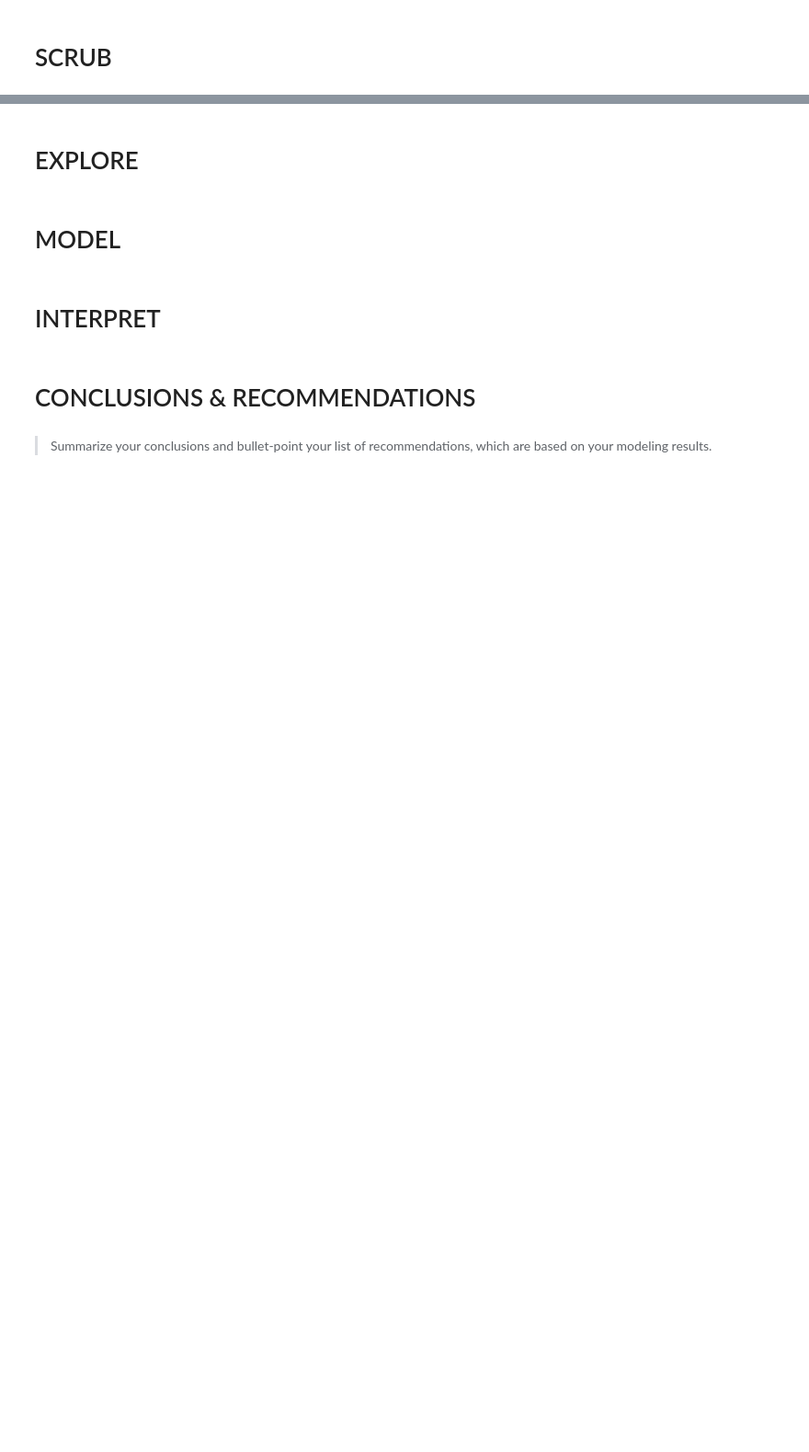
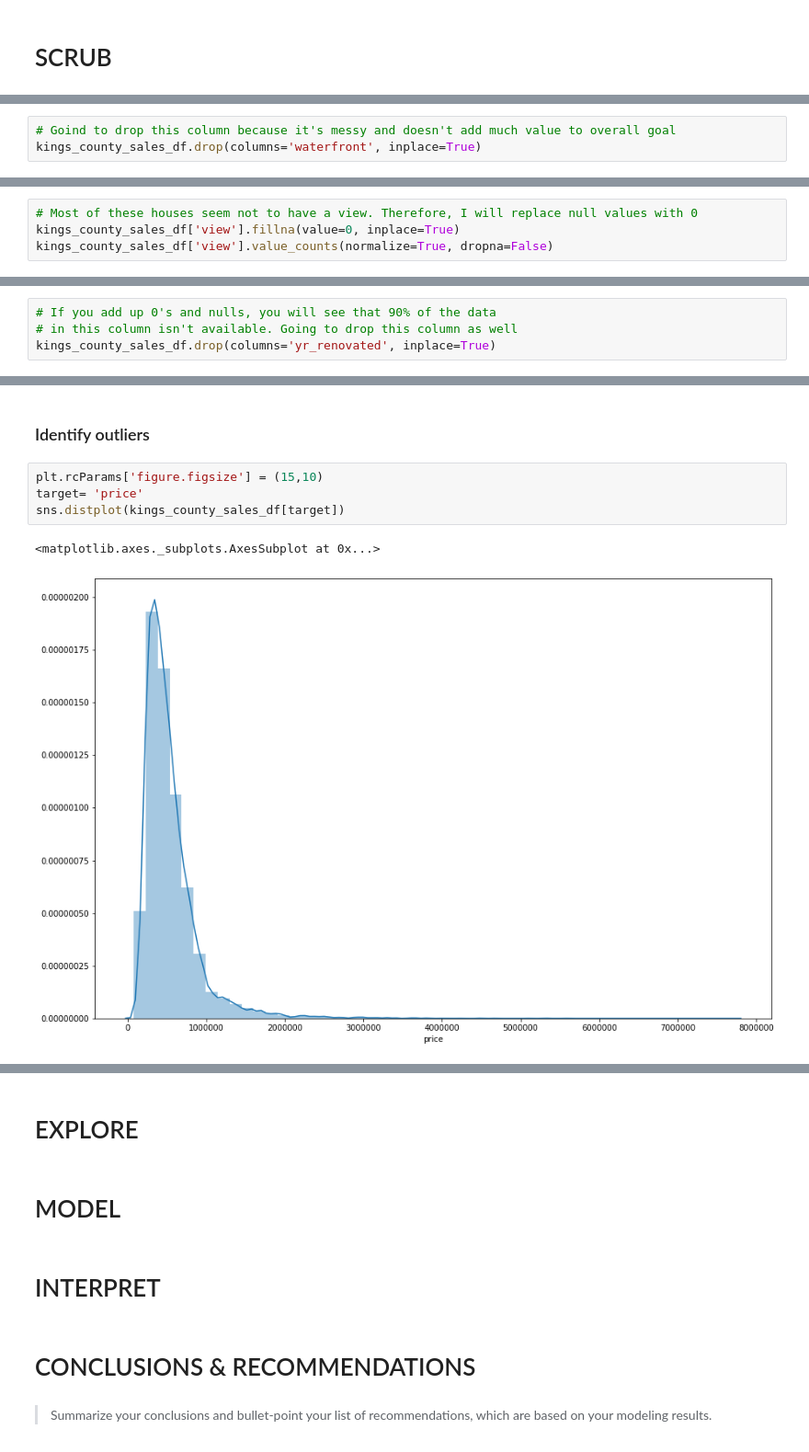
Before and after one commit to jhusney1/dsc-mod-2-project-v2-1-onl01-dtsc-ft-070620, a Jupyter notebook: student.ipynb, the cells around one changed output, grey strips where cells are left out. Shown at 92% size. Saved outputs shown, nothing was run; the diff lists cells and outputs as text; blank space fills up the shorter version.

```diff
--- a/student.ipynb
+++ b/student.ipynb
@@ -77,0 +172,3 @@ memory usage: 3.5+ MB
+# %%
+# Goind to drop this column because it's messy and doesn't add much value to overall goal
+kings_county_sales_df.drop(columns='waterfront', inplace=True)
@@ -77,0 +195,4 @@ memory usage: 3.5+ MB
+# %%
+# Most of these houses seem not to have a view. Therefore, I will replace null values with 0
+kings_county_sales_df['view'].fillna(value=0, inplace=True)
+kings_county_sales_df['view'].value_counts(normalize=True, dropna=False)
@@ -77,0 +244,4 @@ memory usage: 3.5+ MB
+# %%
+# If you add up 0's and nulls, you will see that 90% of the data
+# in this column isn't available. Going to drop this column as well
+kings_county_sales_df.drop(columns='yr_renovated', inplace=True)
@@ -77,0 +300,9 @@ memory usage: 3.5+ MB
+# %% [markdown]
+### Identify outliers
+# %%
+plt.rcParams['figure.figsize'] = (15,10)
+target= 'price'
+sns.distplot(kings_county_sales_df[target])
+# %% [output]
+<matplotlib.axes._subplots.AxesSubplot at 0x...>
+[figure, added]
```
Also changed, not shown: parts of 31 cells of this notebook.
